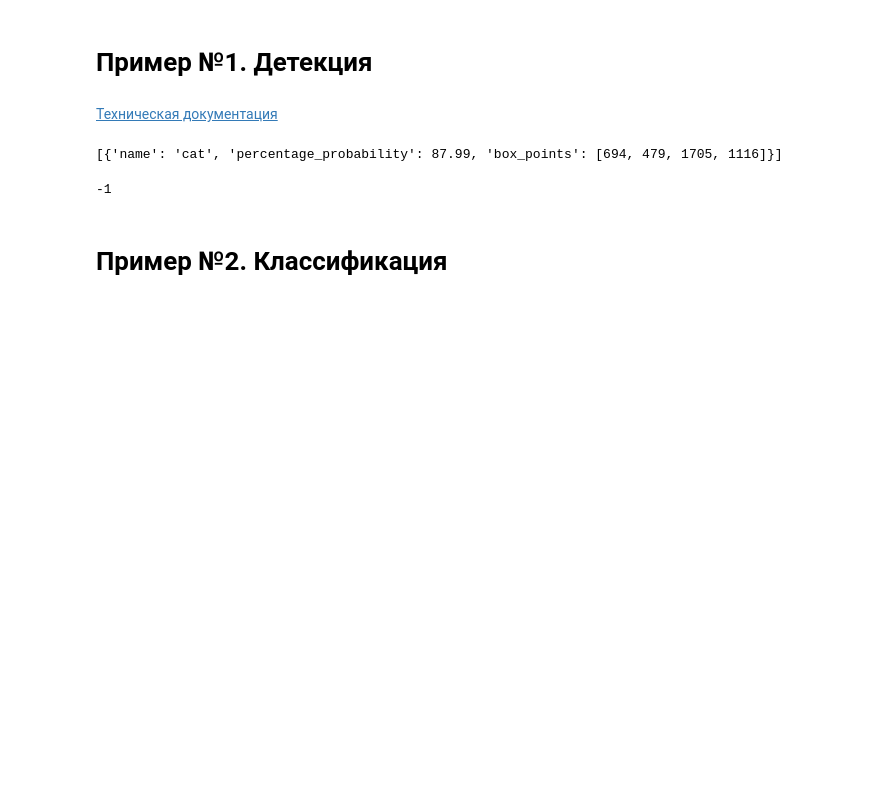
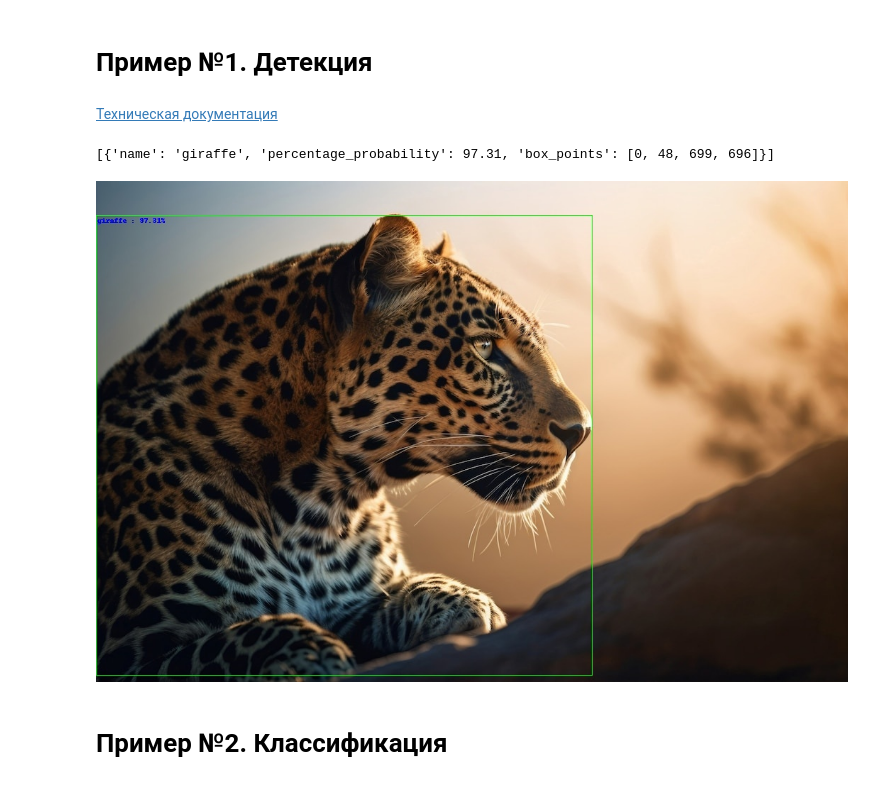
Before and after one commit to free2282/Pyton_rep_7th_sem, a Jupyter notebook: fourth lab/hw4.ipynb, the cells around one changed output. Saved outputs shown, nothing was run; the diff lists cells and outputs as text; code cells hidden in the pictures; blank space fills up the shorter version.

```diff
--- a/fourth lab/hw4.ipynb
+++ b/fourth lab/hw4.ipynb
@@ -64,31 +45,30 @@ cv2.waitKey()
 # %%
 from imageai.Detection import ObjectDetection # Импортируем из библиотеки imageai класс ObjectDetection для поиска объектов
 import os # Импортируем библиотеку os для взаимодействия с ОС
 
 exec_path = os.getcwd()# Объявляем переменную exec_path и помещаем в неё функцию os.getcwd()для указания пути к данному проекту (для удобства работы с файлами, находящимися в корневой папке проекта)
 
 detector = ObjectDetection() # создаем объект класса ObjectDetection
 detector.setModelTypeAsRetinaNet() # обращаемся к методу setModelTypeAsRetinaNet, тем самым устанавливая для использования в проекте модель RetinaNet для распознавания объектов
-detector.setModelPath("./retinanet.pth") # указываем путь к модели (предварительно модель необходимо скачать с официального сайта ImageAI и поместить в корневую папку проекта)
+detector.setModelPath("/content/hw4/MyDrive/package_for_python_task4/Копия retinanet.pth") # указываем путь к модели (предварительно модель необходимо скачать с официального сайта ImageAI и поместить в корневую папку проекта)
 detector.loadModel() # загружаем модель
 
 image_path = os.path.join(exec_path, "new_objects.jpg")
 
 list = detector.detectObjectsFromImage( # используем метод detectObjectsFromImage для обнаружения объектов на изображении
     input_image=image_2, # указываем путь к исходному изображению, либо имя переменной, которая уже содержит изображение
     output_image_path=image_path, # указываем имя и путь для сохранения распознанного изображения
     minimum_percentage_probability=60, # дополнительная характеристика, отвечающая за процент точности распознавания объекта. В данном случае, если точность объекта будет меньше, чем 60%, то в конечной выборке он присутствовать не будет
     display_percentage_probability=True, # отображение процента точности в конечном изображении
     display_object_name=True # отображение класса объекта в конечном изображении
 )
 
 print(list)
 output_image = cv2.imread(image_path)
-cv2.imshow('', output_image)
-cv2.waitKey()
+cv2_imshow(output_image)
 # %% [output]
-[{'name': 'cat', 'percentage_probability': 87.99, 'box_points': [694, 479, 1705, 1116]}]
+[{'name': 'giraffe', 'percentage_probability': 97.31, 'box_points': [0, 48, 699, 696]}]
--1
+[figure, added]
 # %% [markdown]
 # Пример №2. Классификация
 # %% [markdown]
```
Also changed, not shown: parts of 6 cells of this notebook.
